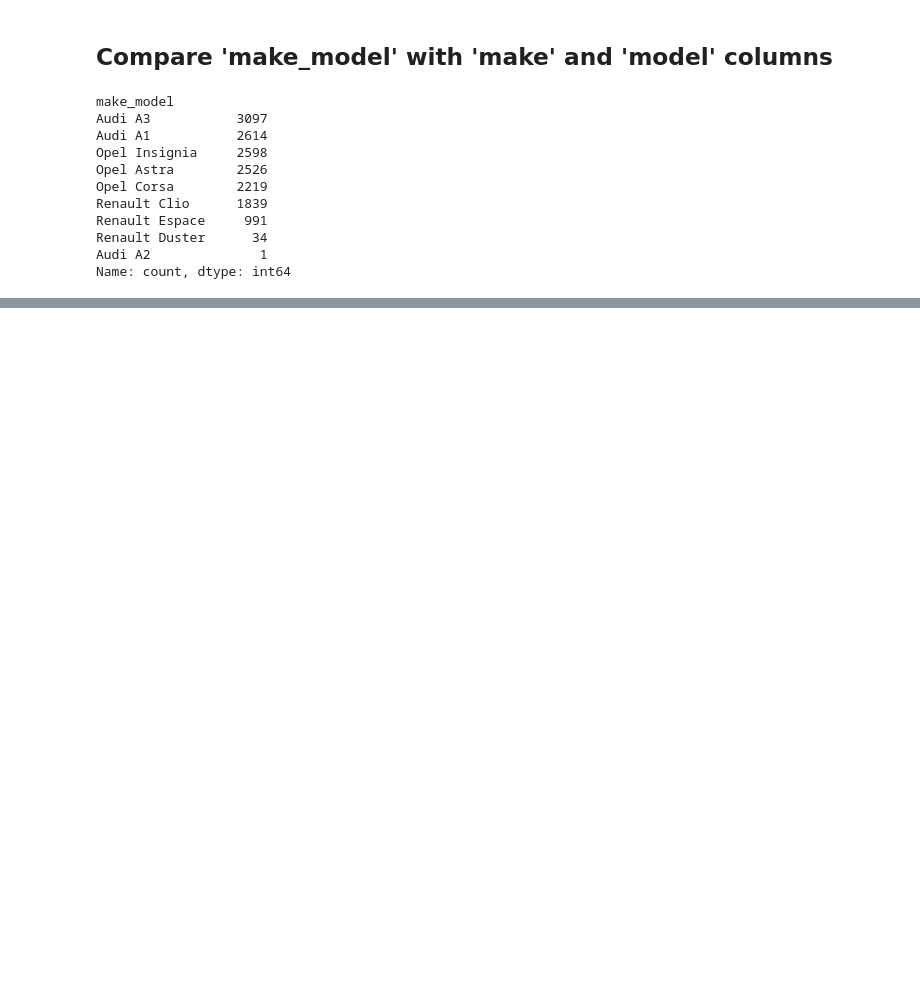
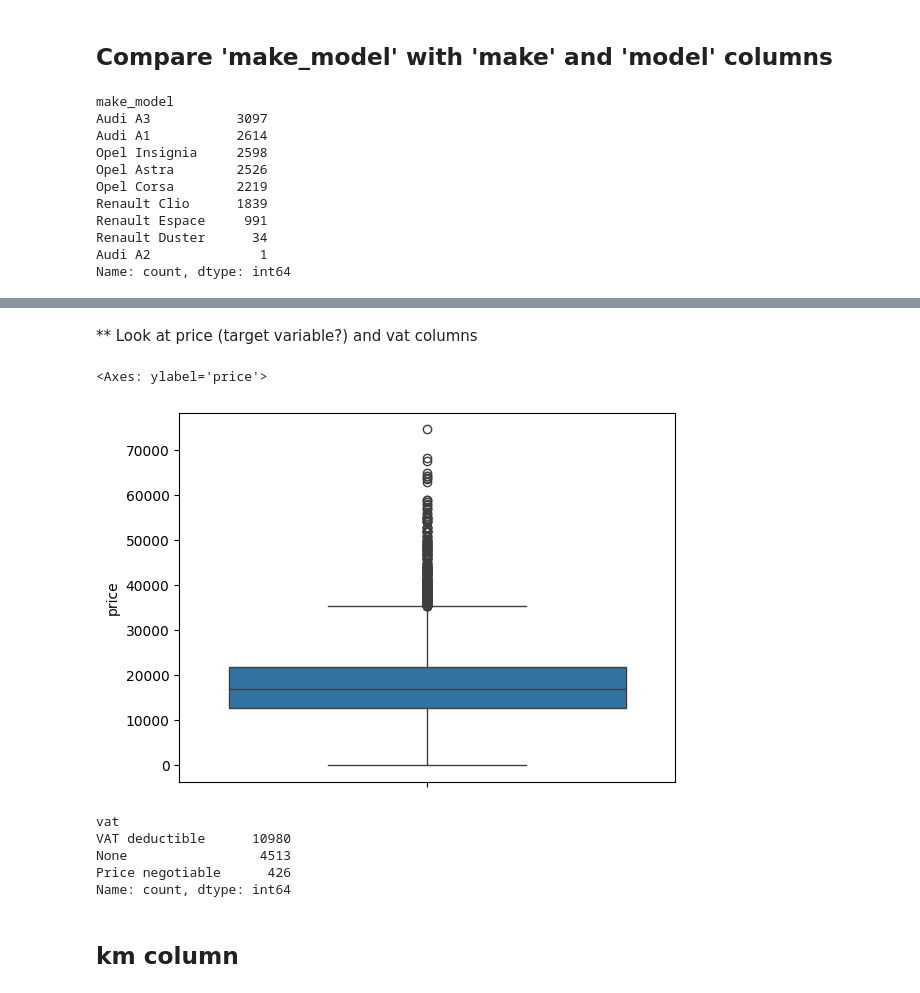
Before and after one commit to balintstewart77/magnimind-assignments, a Jupyter notebook: Auto_scout/auto_scout_part1_cleaning.ipynb, the cells around one changed output, grey strips where cells are left out. Cells and saved outputs as stored; diff of their text form; code cells hidden in the pictures; blank space fills up the shorter version.

Commit message:
update cleaning assignment

```diff
--- a/Auto_scout/auto_scout_part1_cleaning.ipynb
+++ b/Auto_scout/auto_scout_part1_cleaning.ipynb
@@ -123,0 +405,4 @@ Name: count, dtype: int64
+# %%
+# body_type and 'body' look very similar, clean 'body' and then check
+df['body_cleaned'] = clean_column(df['body'])
+df['body_cleaned'].value_counts(dropna =False)
@@ -123,0 +422,5 @@ Name: count, dtype: int64
+# %%
+# Check body_type
+df['body_type'].value_counts(dropna = False)
+# body_type identical to body_cleaned, so keep body_cleaned
+df = df.drop('body_type', axis = 1)
@@ -123,0 +445,4 @@ Name: count, dtype: int64
+# %%
+# Clean the bodycolor feature
+df['bodycolor_cleaned'] = clean_column(df['bodycolor'])
+df['bodycolor_cleaned'].value_counts(dropna=False)
@@ -123,0 +467,3 @@ Name: count, dtype: int64
+# %%
+# Drop the bodycolororiginal column - lots of NaNs and useful information all in 'bodycolor_cleaned' variable now
+df = df.drop('bodycolororiginal', axis = 1)
@@ -123,0 +485,17 @@ Name: count, dtype: int64
+# %% [markdown]
+** Look at price (target variable?) and vat columns
+# %%
+sns.boxplot(df['price'])
+# %% [output]
+<Axes: ylabel='price'>
+[figure, added]
+# %%
+df['vat'].value_counts(dropna= False)
+# %% [output]
+vat
+VAT deductible      10980
+None                 4513
+Price negotiable      426
+Name: count, dtype: int64
+# %% [markdown]
+## km column
```
Also changed, not shown: parts of 43 cells of this notebook.
